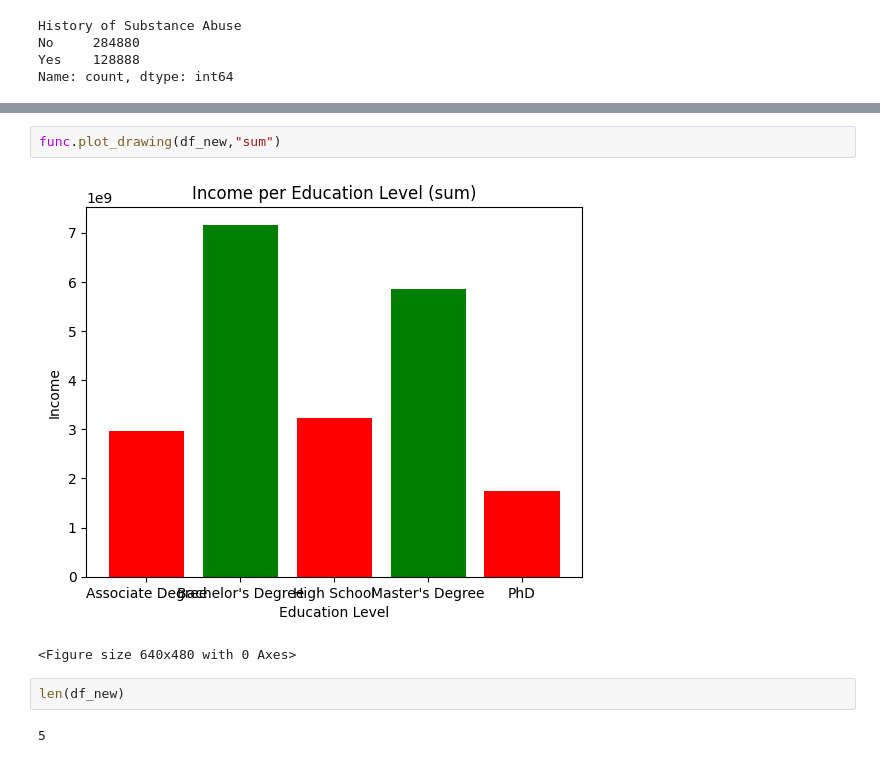
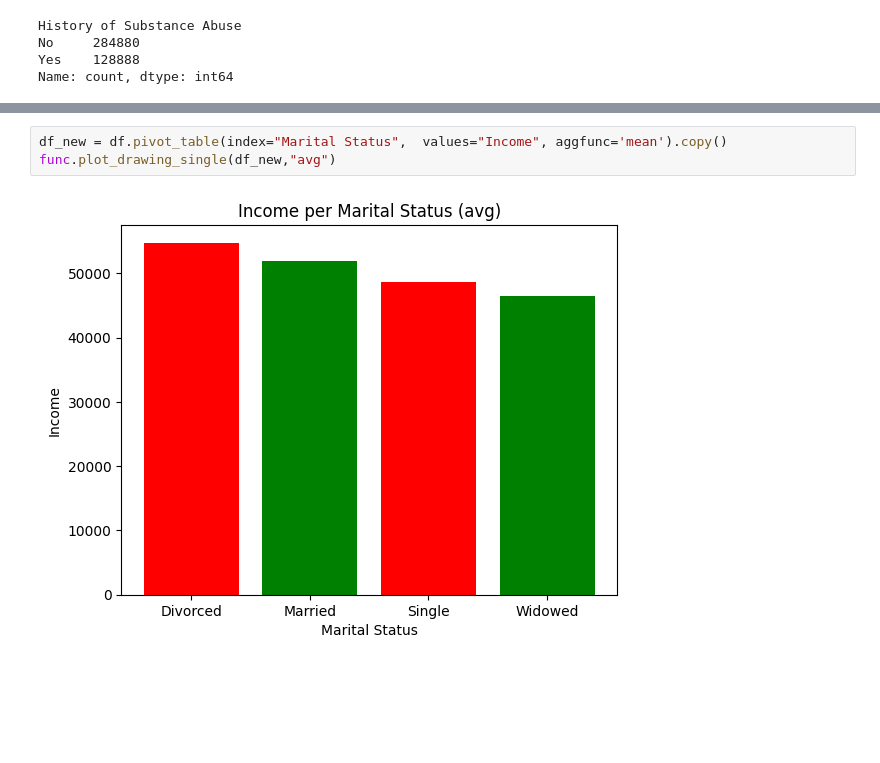
Before and after one commit to ShaQ90/week3_project, a Jupyter notebook: notebooks/data_testing_tiago.ipynb, the cells around one changed output, grey strips where cells are left out. Cells and saved outputs as stored; diff of their text form; blank space fills up the shorter version.

```diff
--- a/notebooks/data_testing_tiago.ipynb
+++ b/notebooks/data_testing_tiago.ipynb
@@ -147,9 +140,5 @@ df_new
-# %%
-func.plot_drawing(df_new,"sum")
-# %% [output]
-[figure, removed]
-<Figure size 640x480 with 0 Axes>
 # %%
-len(df_new)
+df_new = df.pivot_table(index="Marital Status",  values="Income", aggfunc='mean').copy()
+func.plot_drawing_single(df_new,"avg")
 # %% [output]
-5
+[figure, added]
```
Also changed, not shown: parts of 14 cells of this notebook, 6 other files.
